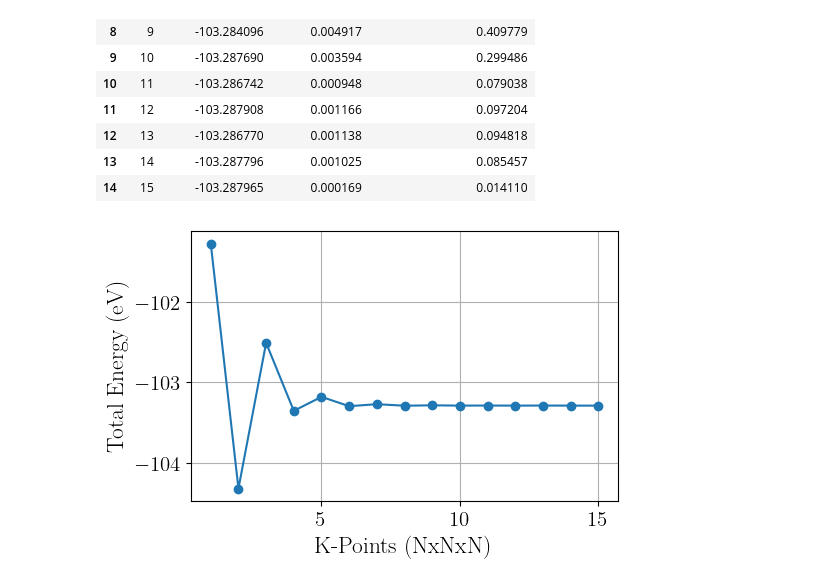
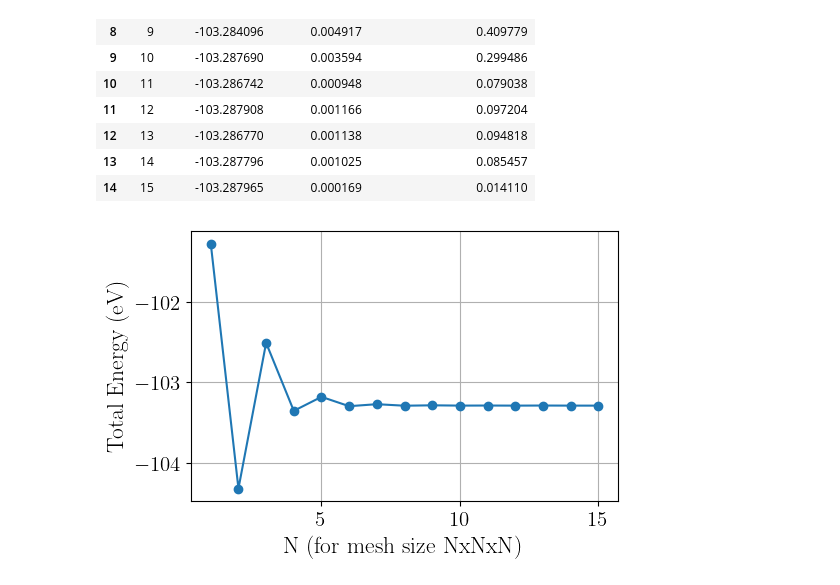
Before and after one commit to RombusBombus/bachelor-thesis, a Jupyter notebook: Convergence_Results.ipynb, the cells around one changed output. Cells and saved outputs as stored; diff of their text form; code cells hidden in the pictures.

```diff
--- a/Convergence_Results.ipynb
+++ b/Convergence_Results.ipynb
@@ -136,11 +136,11 @@ subset_kpoints.to_latex("kpoints_convergence/kpoints_convergence_table.tex", ind
 # %%
 plt.figure(figsize=(5.5, 3.5))
 
 plt.plot(kpoints, energies, marker='o')
-plt.xlabel('K-Points (NxNxN)')
+plt.xlabel('N (for mesh size NxNxN)')
 plt.ylabel('Total Energy (eV)')
 plt.grid()
 
 plt.savefig("output/kpoints_convergence_plot.pdf", bbox_inches='tight', format='pdf')
 # %% [output]
-[figure, old version]
+[figure, new version]
```
Also changed, not shown: 9 other files.
